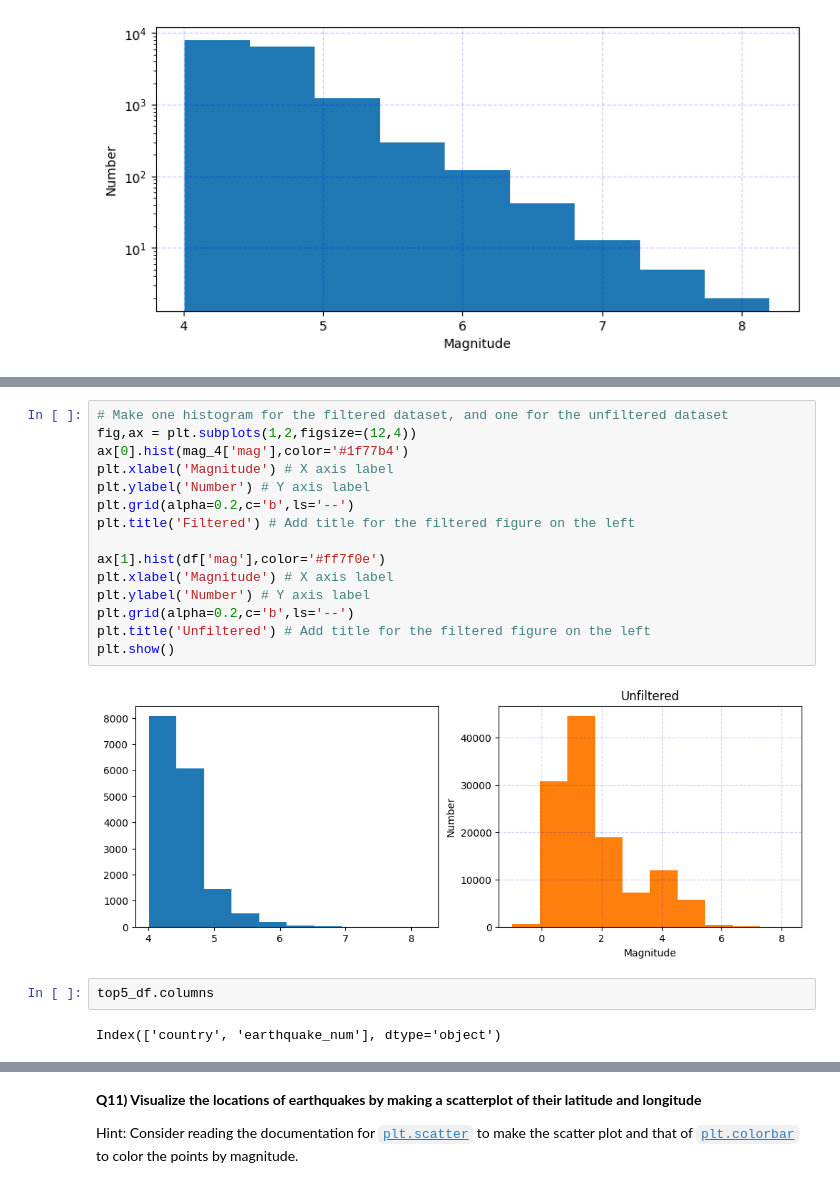
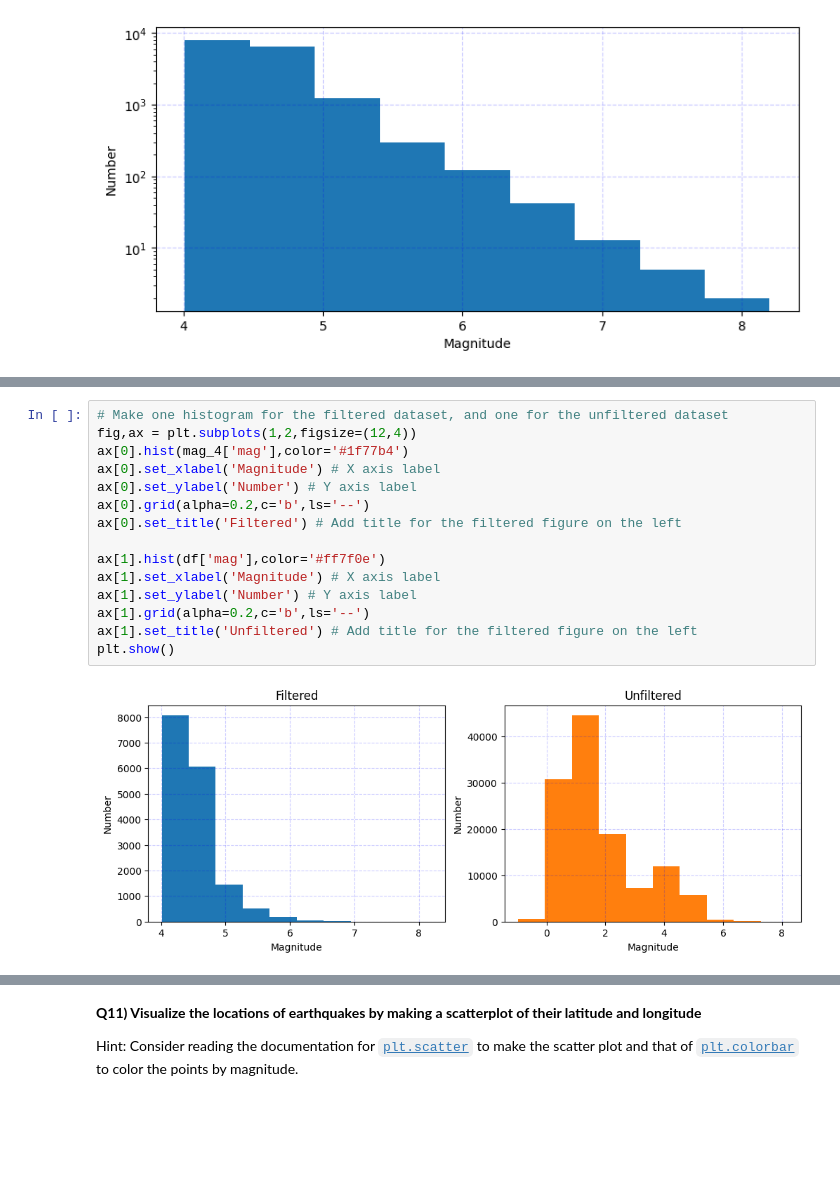
Before and after one commit to JoanneQuet/2023_Intro_Python, a Jupyter notebook: ML_EES/IP/W3_S1.ipynb, the cells around one changed output, grey strips where cells are left out. Saved outputs shown, nothing was run; the diff lists cells and outputs as text; blank space fills up the shorter version.

```diff
--- a/ML_EES/IP/W3_S1.ipynb
+++ b/ML_EES/IP/W3_S1.ipynb
@@ -365,21 +367,17 @@ plt.yscale('log')
 # %%
 # Make one histogram for the filtered dataset, and one for the unfiltered dataset
 fig,ax = plt.subplots(1,2,figsize=(12,4))
 ax[0].hist(mag_4['mag'],color='#1f77b4')
-plt.xlabel('Magnitude') # X axis label
-plt.ylabel('Number') # Y axis label
-plt.grid(alpha=0.2,c='b',ls='--')
-plt.title('Filtered') # Add title for the filtered figure on the left
+ax[0].set_xlabel('Magnitude') # X axis label
+ax[0].set_ylabel('Number') # Y axis label
+ax[0].grid(alpha=0.2,c='b',ls='--')
+ax[0].set_title('Filtered') # Add title for the filtered figure on the left
 
 ax[1].hist(df['mag'],color='#ff7f0e')
-plt.xlabel('Magnitude') # X axis label
-plt.ylabel('Number') # Y axis label
-plt.grid(alpha=0.2,c='b',ls='--')
-plt.title('Unfiltered') # Add title for the filtered figure on the left
+ax[1].set_xlabel('Magnitude') # X axis label
+ax[1].set_ylabel('Number') # Y axis label
+ax[1].grid(alpha=0.2,c='b',ls='--')
+ax[1].set_title('Unfiltered') # Add title for the filtered figure on the left
 plt.show()
 # %% [output]
-[figure, old version]
+[figure, new version]
-# %%
-top5_df.columns
-# %% [output]
-Index(['country', 'earthquake_num'], dtype='object')
```
Also changed, not shown: parts of 3 cells of this notebook.
